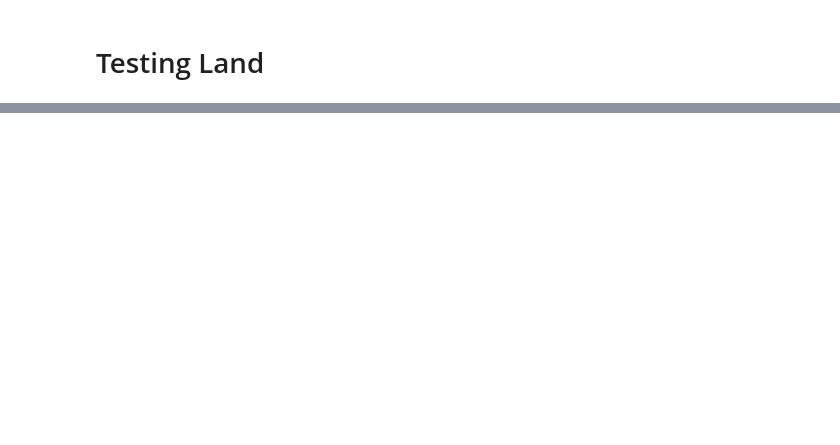
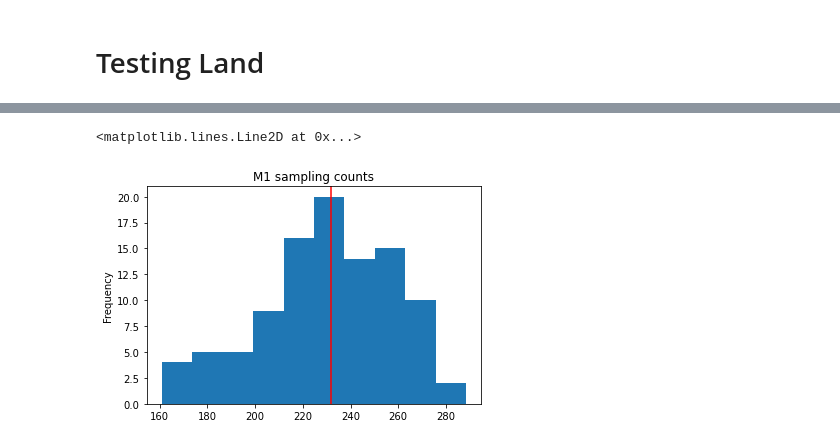
Before and after one commit to mjw49/DSC180B-Quarter-2-Project, a Jupyter notebook: notebooks/Improved Motif Counting Algorithm.ipynb, the cells around one changed output, grey strips where cells are left out. Cells and saved outputs as stored; diff of their text form; code cells hidden in the pictures; blank space fills up the shorter version.

Commit message:
updated motif counters with new methodology

```diff
--- a/notebooks/Improved Motif Counting Algorithm.ipynb
+++ b/notebooks/Improved Motif Counting Algorithm.ipynb
@@ -1241,0 +2345,7 @@ array([4, 5, 1, 3, 2])
+# %%
+counts = []
+
+for i in range(100):
+    print(i+1)
+    count = sampling_count_M10(city_adj_list_away, city_adj_list_toward, 20)
+    counts.append(count)
@@ -1241,0 +2374,7 @@ array([4, 5, 1, 3, 2])
+# %%
+other_counts = []
+
+for i in range(100):
+    print(i+1)
+    other_count = sampling_count_M1(city_adj_list_away, city_adj_list_toward, 20)
+    other_counts.append(other_count)
@@ -1241,0 +2399,7 @@ array([4, 5, 1, 3, 2])
+# %%
+M1_ax = (pd.Series(other_counts)*2/3).plot(kind = 'hist')
+M1_ax.set_title('M1 sampling counts')
+M1_ax.axvline(x = 232, color = 'red', label = 'axvline - full height')
+# %% [output]
+<matplotlib.lines.Line2D at 0x...>
+[figure, added]
```
Also changed, not shown: parts of 228 cells of this notebook, 2 other files.
